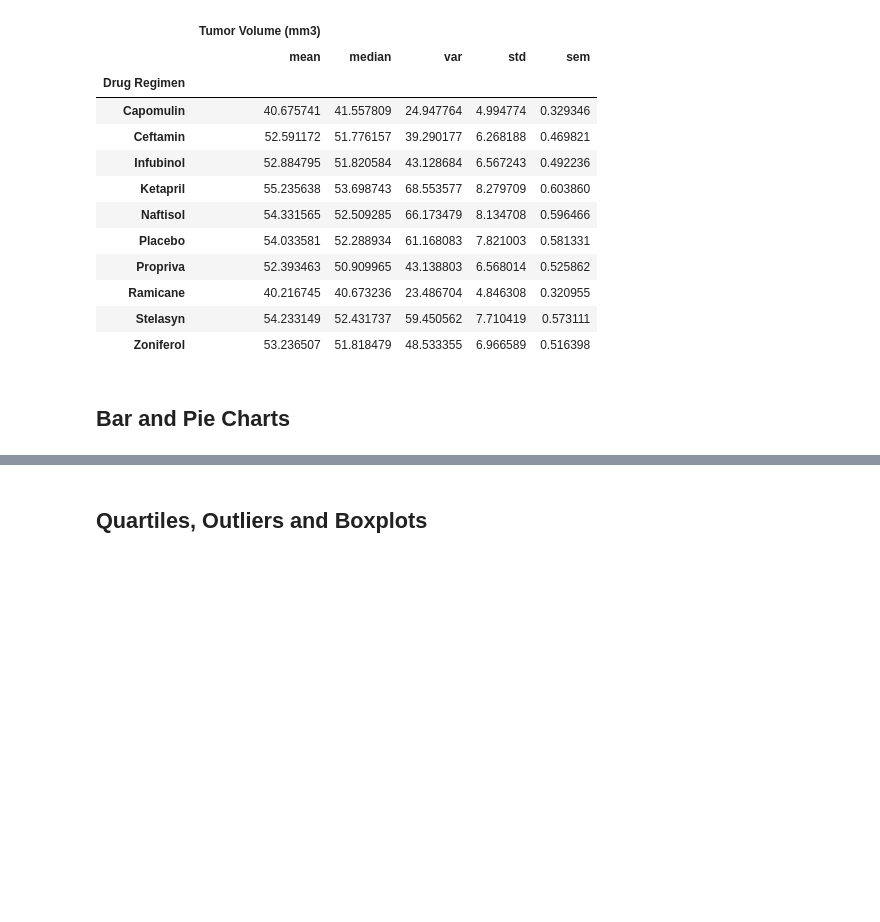
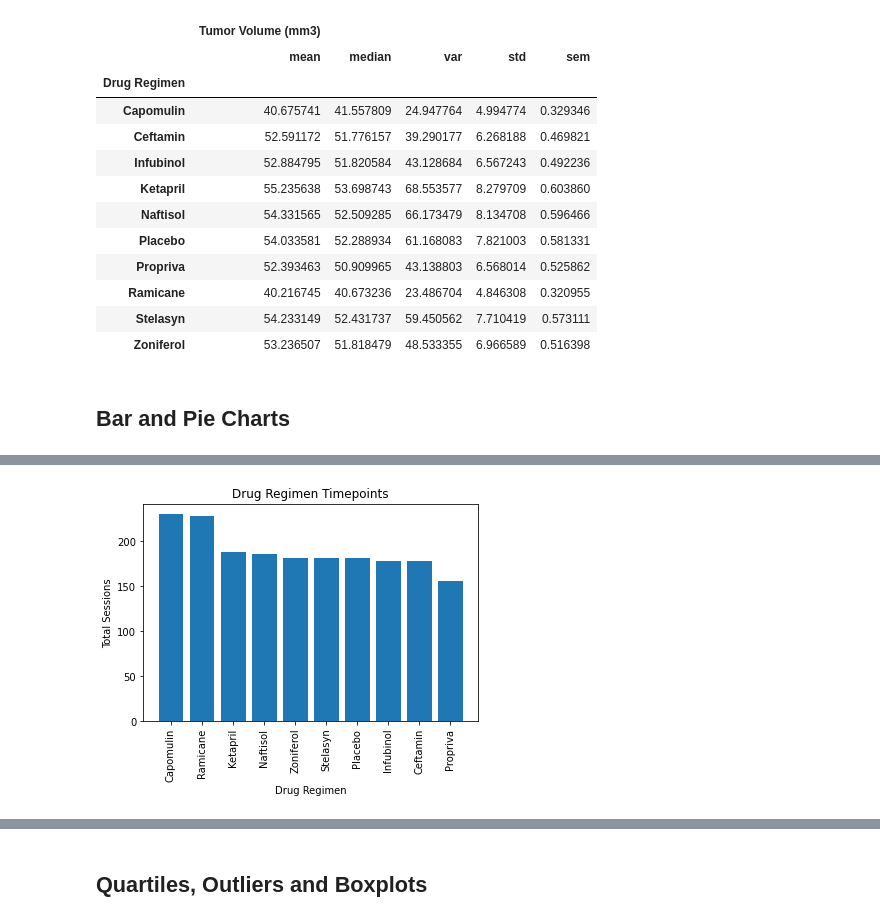
Before and after one commit to RUNTMC19/mathplotlib-challenge, a Jupyter notebook: pymaceuticals_starter.ipynb, the cells around one changed output, grey strips where cells are left out. Cells and saved outputs as stored; diff of their text form; code cells hidden in the pictures; blank space fills up the shorter version.

```diff
--- a/pymaceuticals_starter.ipynb
+++ b/pymaceuticals_starter.ipynb
@@ -150,4 +164,19 @@ mice_revise_df.groupby(['Drug Regimen']).agg(drug_agg_math)
 # %%
 # Generate a bar plot showing the total number of measurements taken on each drug regimen using pyplot.
+
+drugs = mice_revise_df['Drug Regimen'].value_counts()
+sessions = mice_revise_df['Drug Regimen'].value_counts().keys()
+
+plt.title("Drug Regimen Timepoints")
+plt.ylabel("Total Sessions")
+plt.xlabel("Drug Regimen")
+
+plt.bar(sessions, drugs)
+
+plt.xticks(rotation=90)
+
+plt.show()
+# %% [output]
+[figure, added]
 # %%
 # Generate a pie plot showing the distribution of female versus male mice using pandas
```
Also changed, not shown: parts of 13 cells of this notebook.
